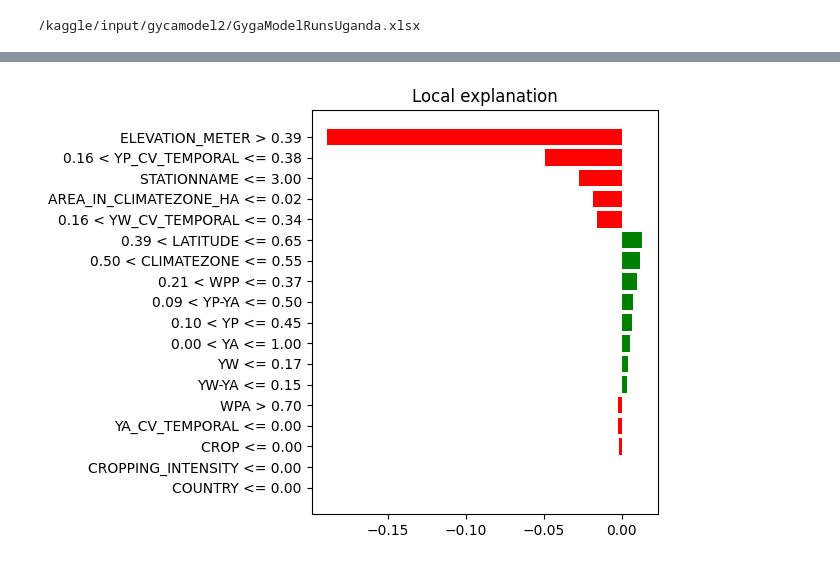
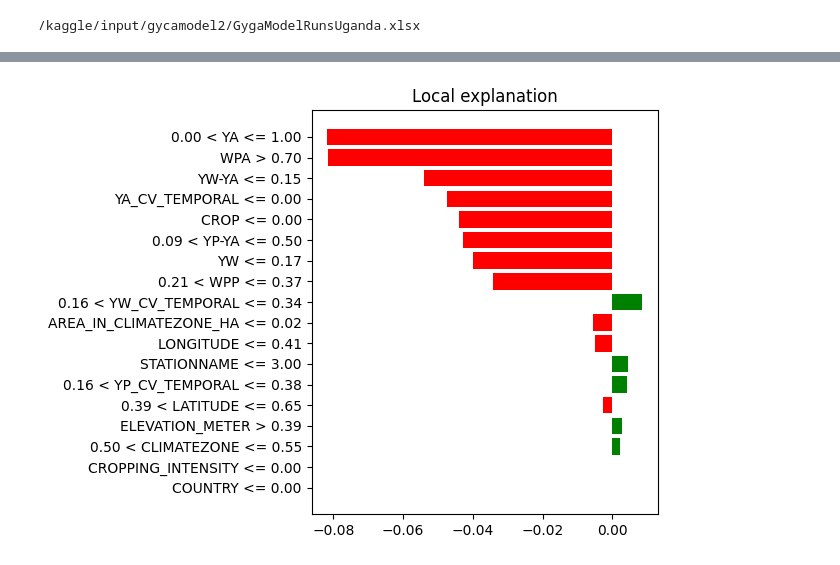
Before and after one commit to Naggayi-Daphne-Pearl/Crop-Prediction-project, a Jupyter notebook: model4-kdum.ipynb, the cells around one changed output, grey strips where cells are left out. Drawn from its saved outputs; the diff is of its cells as text; code cells hidden in the pictures.

Commit message:
Kaggle Notebook | model4 KDUM | Version 6

```diff
--- a/model4-kdum.ipynb
+++ b/model4-kdum.ipynb
@@ -274,8 +309,8 @@ def load_dataset_for_rf(file_path):
     scaler = MinMaxScaler()
     df[numeric_cols] = scaler.fit_transform(df[numeric_cols])
 
-    X = df.drop(columns=numeric_cols[0]).values  # Assuming the first numeric column is the target
-    y = df[numeric_cols[0]].values
+    X = df.drop(columns=numeric_cols[6]).values
+    y = df[numeric_cols[6]].values
 
     return X, y, df.columns.tolist()
 
@@ -314,16 +349,7 @@ def train_random_forest(X, y):
     return rf
 
 def plot_partial_dependence(rf_model, X, feature_names, feature_index, feature_name):
-    """
-    Plots the Partial Dependence Plot (PDP) for a given feature.
 
-    Args:
-        rf_model: Trained Random Forest model.
-        X: Feature matrix.
-        feature_names: List of feature names.
-        feature_index: Index of the feature to plot.
-        feature_name: Name of the feature to plot.
-    """
     try:
         PartialDependenceDisplay.from_estimator(rf_model, X, [feature_index], feature_names=feature_names)
         plt.title(f'Partial Dependence Plot: {feature_name}')
@@ -459,9 +476,9 @@ def load_dataset_for_rf(file_path):
     scaler = MinMaxScaler()
     df[numeric_cols] = scaler.fit_transform(df[numeric_cols])
 
-    X = df.drop(columns=numeric_cols[0]).values
-    y = df[numeric_cols[0]].values
-    feature_names = df.drop(columns=numeric_cols[0]).columns.tolist()
+    X = df.drop(columns=numeric_cols[6]).values
+    y = df[numeric_cols[6]].values
+    feature_names = df.drop(columns=numeric_cols[6]).columns.tolist()
 
     return X, y, feature_names, df
 
@@ -485,34 +502,34 @@ def explain_prediction_lime(rf_model, X, feature_names, df, prediction_index):
         explainer = lime.lime_tabular.LimeTabularExplainer(
             X, feature_names=feature_names, mode='regression', random_state=42
         )
         explanation = explainer.explain_instance(X[prediction_index], rf_model.predict, num_features=len(feature_names))
         explanation.show_in_notebook(show_table=True, show_all=False)
 
         # Optionally, plot the explanation
         explanation.as_pyplot_figure()
         plt.tight_layout()
         plt.show()
 
     except Exception as e:
         print(f"An error occurred while explaining prediction with LIME: {e}")
 
 # Example usage:
 file_path = "Station.csv"  # Replace with your file path
 try:
     X, y, feature_names, df = load_dataset_for_rf(file_path)
     rf_model = train_random_forest(X, y)
 
     # Explain a specific prediction (e.g., the first prediction)
     prediction_index = 0
     explain_prediction_lime(rf_model, X, feature_names, df, prediction_index)
 
 except FileNotFoundError:
     print(f"Error: File not found at {file_path}")
 except Exception as e:
     print(f"An error occurred: {e}")
 # %% [output]
 [interactive output not drawn]
-[figure, old version]
+[figure, new version]
 # %%
 import shap
 def explain_prediction_shap(rf_model, X, feature_names):
```
Also changed, not shown: parts of 7 cells of this notebook.
